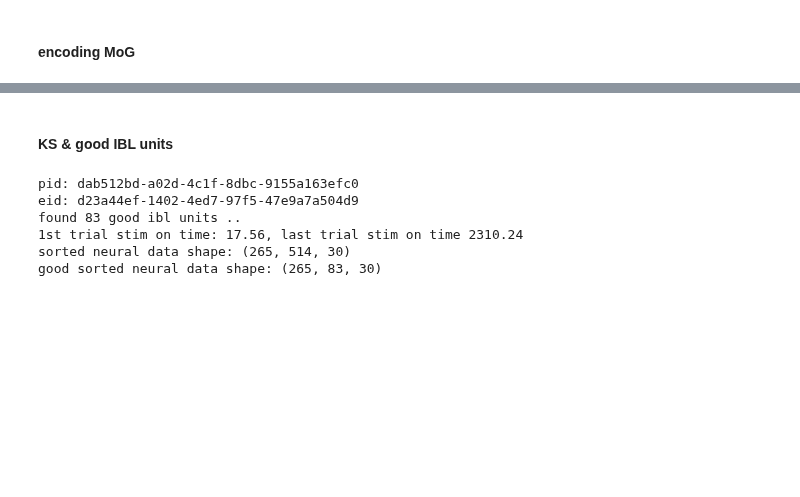
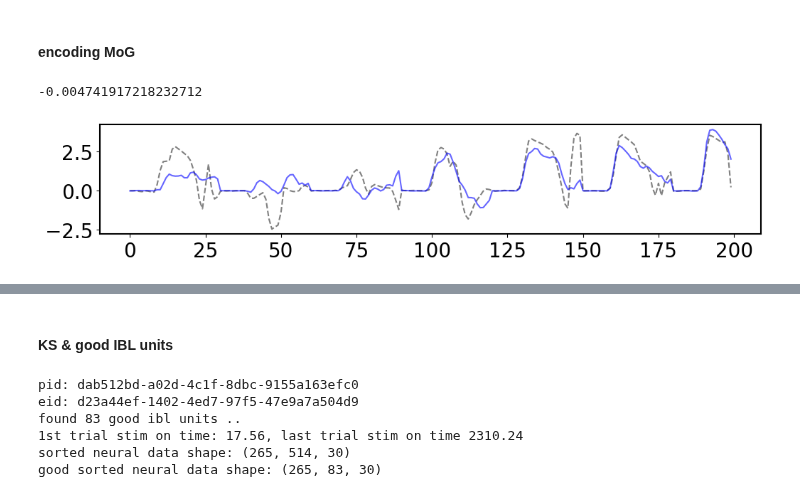
Before and after one commit to yzhang511/density_decoding, a Jupyter notebook: demo/cavi_cont_y_sgd_fast.ipynb, the cells around one changed output, grey strips where cells are left out. Saved outputs shown, nothing was run; the diff lists cells and outputs as text; code cells hidden in the pictures; blank space fills up the shorter version.

```diff
--- a/demo/cavi_cont_y_sgd_fast.ipynb
+++ b/demo/cavi_cont_y_sgd_fast.ipynb
@@ -121,7 +122,7 @@ data_loader = DataLoader(data = np.concatenate(unsorted_trials)[:,[0,2,3,4]],
                          np1_channel_map = np1_channel_map,
                          n_t_bins=30)
 # %%
-train_trials, train_k_ids, train_t_ids, _, _, _ = data_loader.split_train_test(split=.3)
+train_trials, train_k_ids, train_t_ids, _, _, _ = data_loader.split_train_test(split=.2)
 # %%
 train_trials.shape
 # %% [output]
@@ -129,5 +130,5 @@ train_trials.shape
 # %%
-gmm = GaussianMixture(n_components=10,
+gmm = GaussianMixture(n_components=30,
                       covariance_type='full',
                       init_params='k-means++',
                       verbose=0)
@@ -294,0 +345,10 @@ tensor([[  34.0450,  837.7738,   11.9621],
+# %%
+r2_score(data_loader.y[test], y_hat)
+# %% [output]
+-0.004741917218232712
+# %%
+plt.figure(figsize=(12, 2))
+plt.plot(data_loader.y[test].flatten()[:200], c='gray', linestyle='dashed', label='observed');
+plt.plot(y_hat.flatten()[:200], c='blue', alpha=.6, label='predicted');
+# %% [output]
+[figure, added]
```
Also changed, not shown: parts of 34 cells of this notebook, 1 other file.
